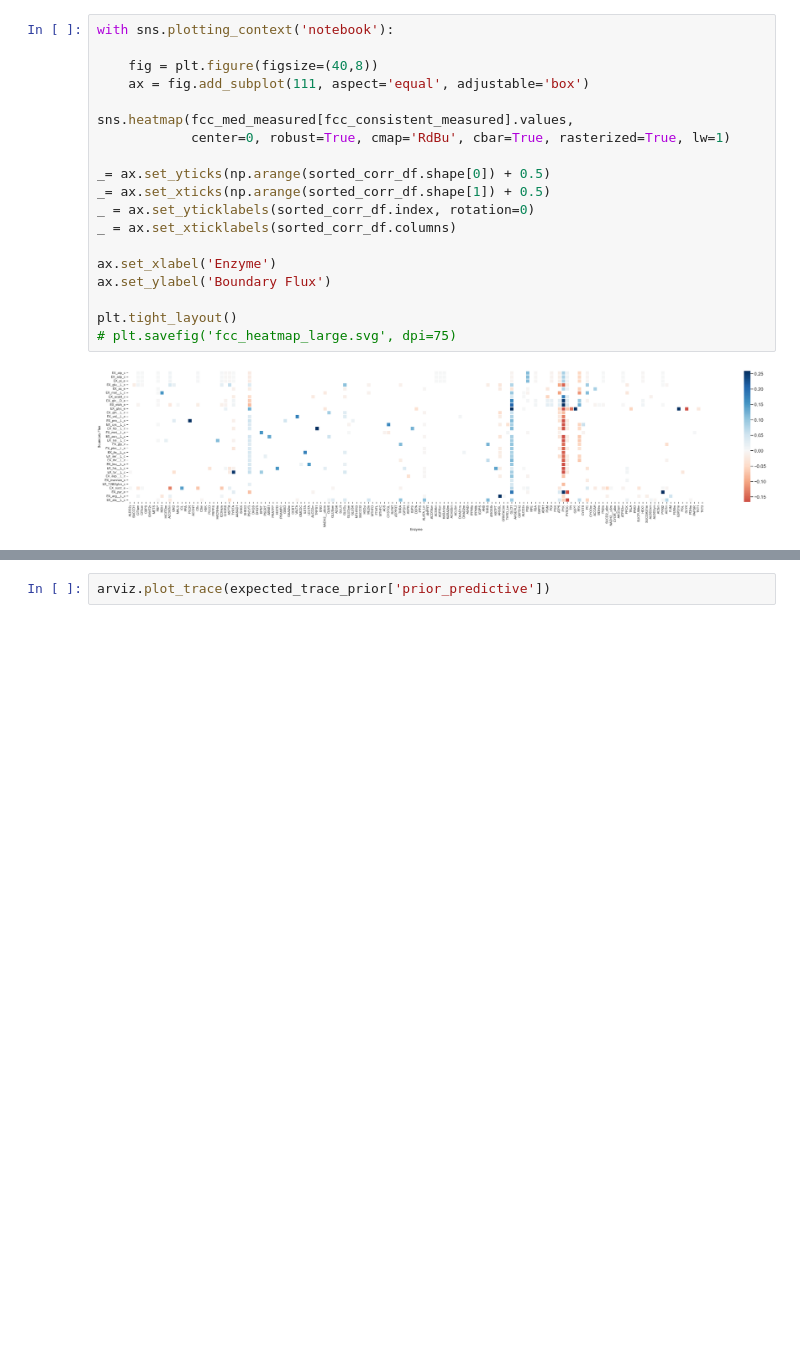
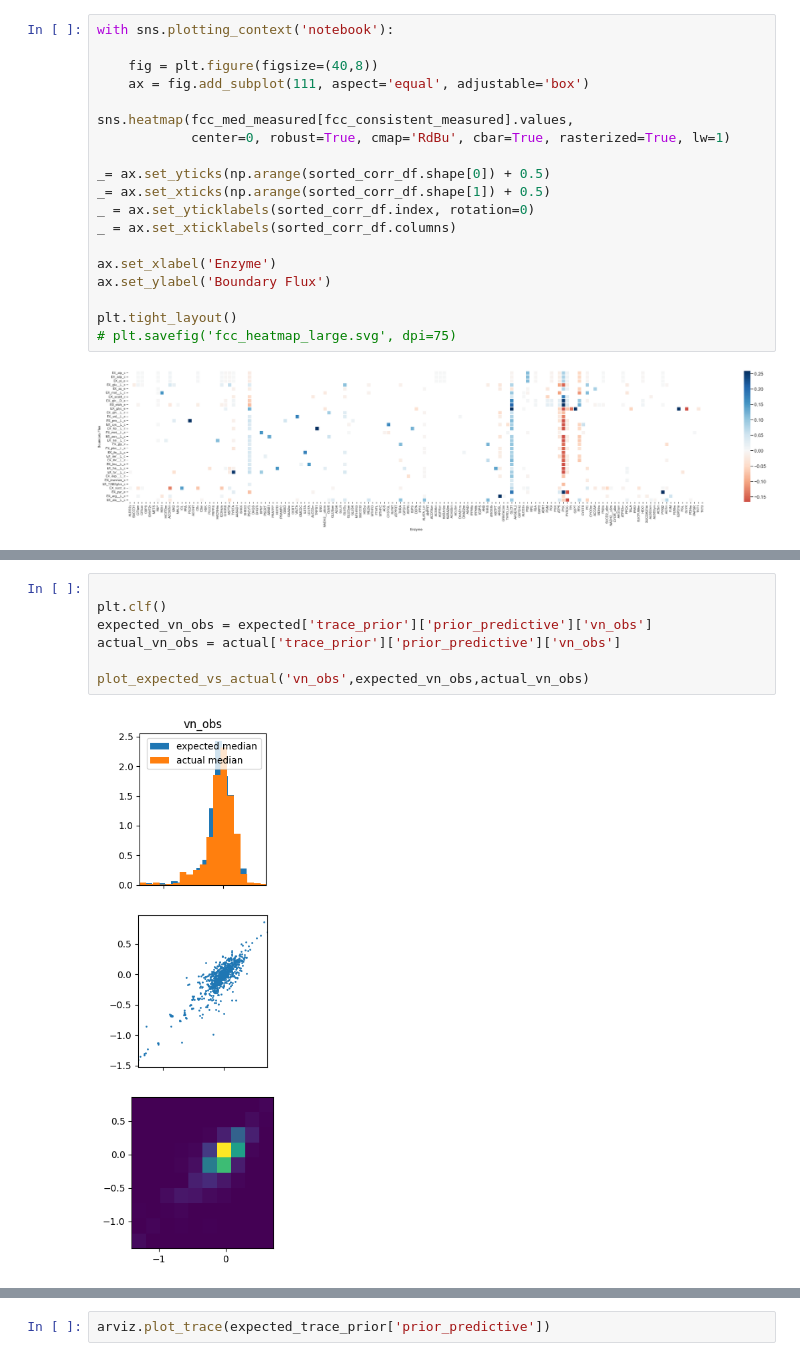
Before and after one commit to pnnl-predictive-phenomics/emll, a Jupyter notebook: notebooks/hackett.ipynb, the cells around one changed output, grey strips where cells are left out. Saved outputs shown, nothing was run; the diff lists cells and outputs as text; blank space fills up the shorter version.

```diff
--- a/notebooks/hackett.ipynb
+++ b/notebooks/hackett.ipynb
@@ -437,3 +488,12 @@ array([<Axes: xlabel='chi_obs'>, <Axes: xlabel='vn_obs'>], dtype=object)
+# %%
+
+plt.clf()
+expected_vn_obs = expected['trace_prior']['prior_predictive']['vn_obs']
+actual_vn_obs = actual['trace_prior']['prior_predictive']['vn_obs']
+
+plot_expected_vs_actual('vn_obs',expected_vn_obs,actual_vn_obs)
+# %% [output]
+[figure, added]
 # %%
 arviz.plot_ppc(actual_trace_prior,group ="prior")
 # %% [output]
```
Also changed, not shown: parts of 7 cells of this notebook, 8 other files.
